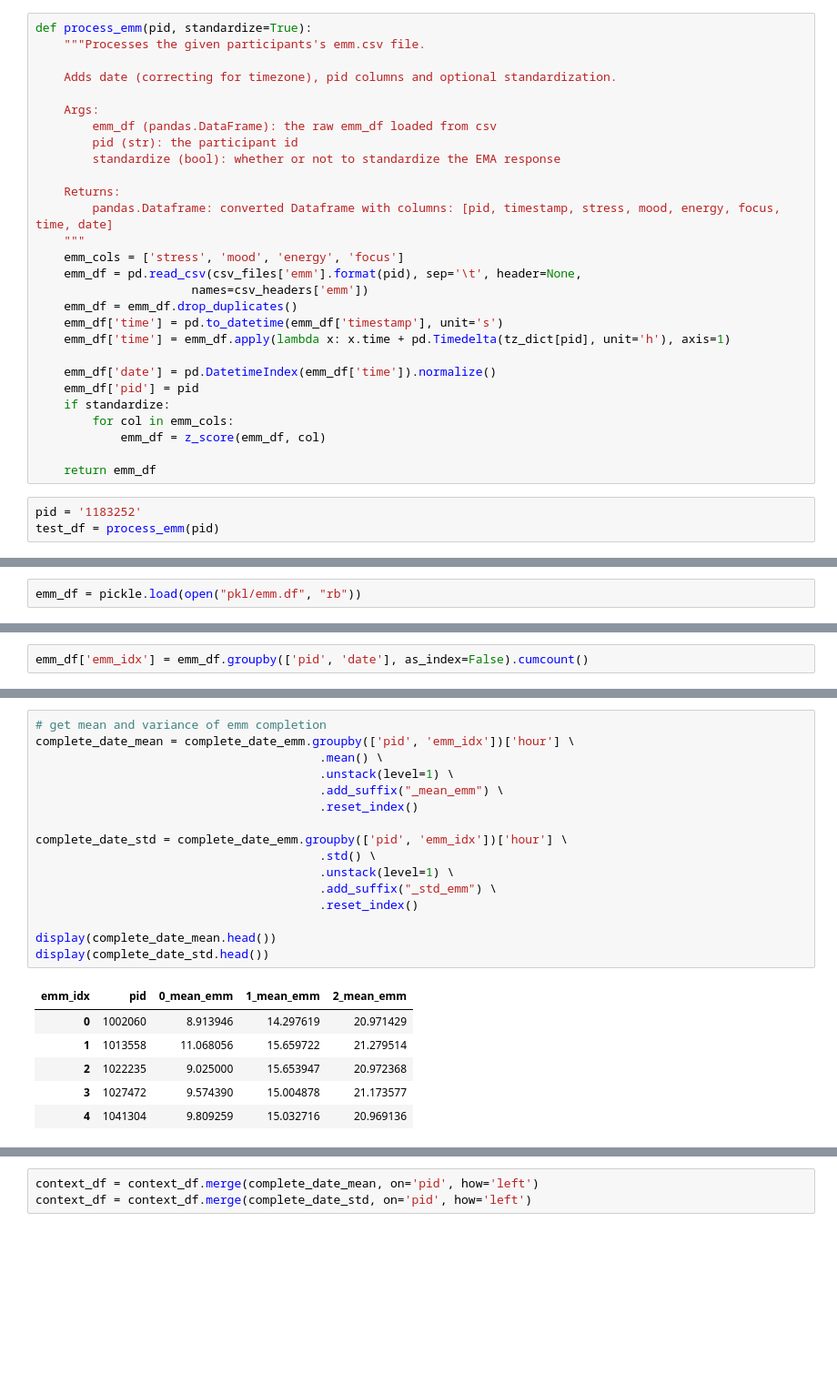
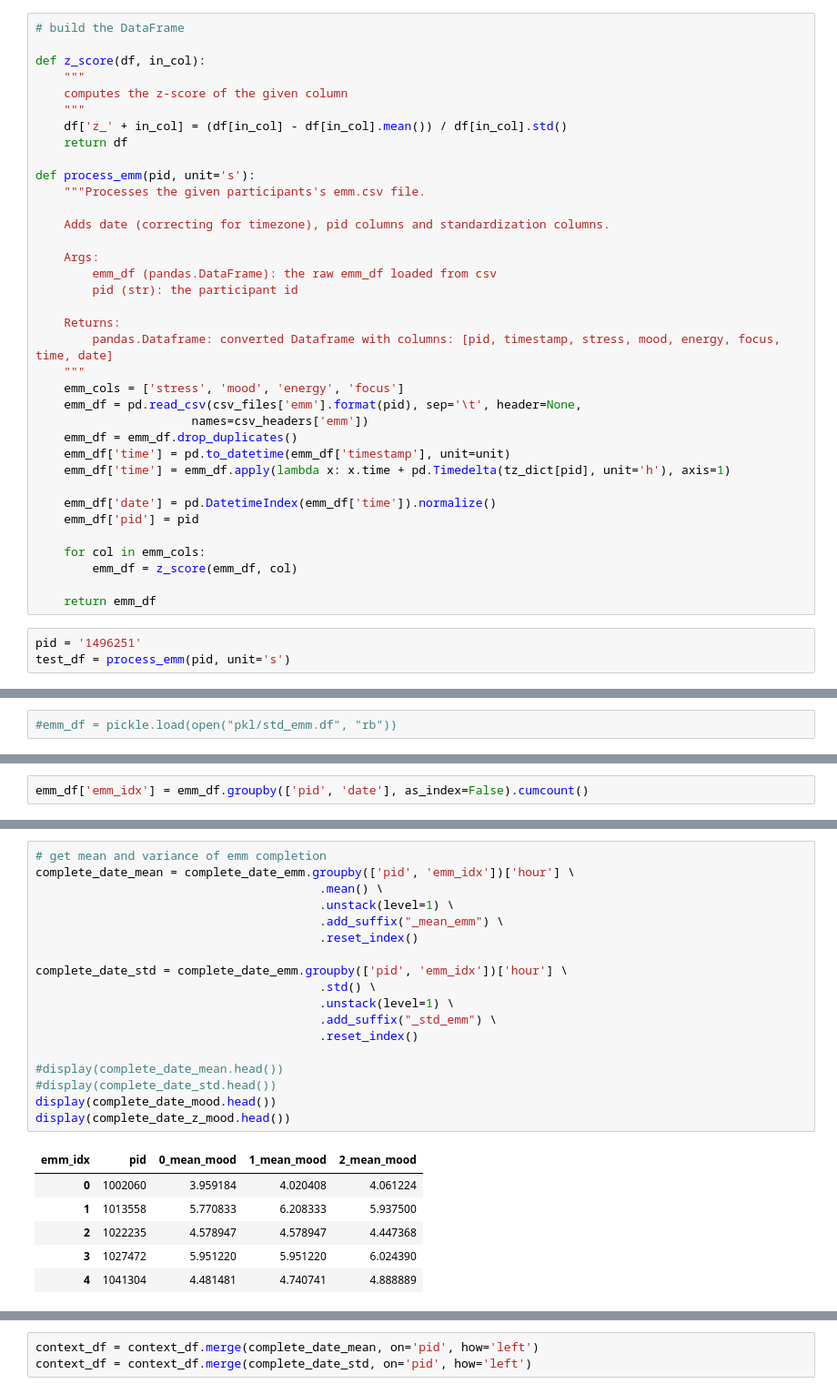
Before and after one commit to tliu526/lifesense, a Jupyter notebook: ema_context.ipynb, the cells around one changed output, grey strips where cells are left out. Shown at 91% size. Drawn from its saved outputs; the diff is of its cells as text; blank space fills up the shorter version.

```diff
--- a/ema_context.ipynb
+++ b/ema_context.ipynb
@@ -146,13 +144,21 @@ Name: stress, dtype: float64
 # %%
-def process_emm(pid, standardize=True):
+# build the DataFrame
+
+def z_score(df, in_col):
+    """
+    computes the z-score of the given column
+    """
+    df['z_' + in_col] = (df[in_col] - df[in_col].mean()) / df[in_col].std()
+    return df
+
+def process_emm(pid, unit='s'):
     """Processes the given participants's emm.csv file.
 
-    Adds date (correcting for timezone), pid columns and optional standardization.
+    Adds date (correcting for timezone), pid columns and standardization columns.
 
     Args:
         emm_df (pandas.DataFrame): the raw emm_df loaded from csv
         pid (str): the participant id
-        standardize (bool): whether or not to standardize the EMA response
 
     Returns:
         pandas.Dataframe: converted Dataframe with columns: [pid, timestamp, stress, mood, energy, focus, time, date]
@@ -161,16 +167,16 @@ def process_emm(pid, standardize=True):
     emm_df = pd.read_csv(csv_files['emm'].format(pid), sep='\t', header=None,
                       names=csv_headers['emm'])
     emm_df = emm_df.drop_duplicates()
-    emm_df['time'] = pd.to_datetime(emm_df['timestamp'], unit='s')
+    emm_df['time'] = pd.to_datetime(emm_df['timestamp'], unit=unit)
     emm_df['time'] = emm_df.apply(lambda x: x.time + pd.Timedelta(tz_dict[pid], unit='h'), axis=1)
 
     emm_df['date'] = pd.DatetimeIndex(emm_df['time']).normalize()
     emm_df['pid'] = pid
-    if standardize:
-        for col in emm_cols:
-            emm_df = z_score(emm_df, col)
+
+    for col in emm_cols:
+        emm_df = z_score(emm_df, col)
 
     return emm_df
 # %%
-pid = '1183252'
-test_df = process_emm(pid)
+pid = '1496251'
+test_df = process_emm(pid, unit='s')
@@ -218,5 +223,5 @@ Name: stress, dtype: float64
 # %%
-emm_df = pickle.load(open("pkl/emm.df", "rb"))
+#emm_df = pickle.load(open("pkl/std_emm.df", "rb"))
 # %%
 screener_df = get_screener_df()
 group_cols = ['CONTROL', 'ANXIOUS', 'DEPRESSED', 'DEPRESSED_ANXIOUS']
@@ -329,23 +389,25 @@ complete_date_emm = emm_df[emm_df.apply(check_date, axis=1)]
 # %%
 # get mean and variance of emm completion
 complete_date_mean = complete_date_emm.groupby(['pid', 'emm_idx'])['hour'] \
                                         .mean() \
                                         .unstack(level=1) \
                                         .add_suffix("_mean_emm") \
                                         .reset_index()
 
 complete_date_std = complete_date_emm.groupby(['pid', 'emm_idx'])['hour'] \
                                         .std() \
                                         .unstack(level=1) \
                                         .add_suffix("_std_emm") \
                                         .reset_index()
 
-display(complete_date_mean.head())
-display(complete_date_std.head())
+#display(complete_date_mean.head())
+#display(complete_date_std.head())
+display(complete_date_mood.head())
+display(complete_date_z_mood.head())
 # %% [output]
-| emm_idx | pid | 0_mean_emm | 1_mean_emm | 2_mean_emm |
-| 0 | 1002060 | 8.913946 | 14.297619 | 20.971429 |
-| 1 | 1013558 | 11.068056 | 15.659722 | 21.279514 |
-| 2 | 1022235 | 9.025000 | 15.653947 | 20.972368 |
-| 3 | 1027472 | 9.574390 | 15.004878 | 21.173577 |
-| 4 | 1041304 | 9.809259 | 15.032716 | 20.969136 |
+| emm_idx | pid | 0_mean_mood | 1_mean_mood | 2_mean_mood |
+| 0 | 1002060 | 3.959184 | 4.020408 | 4.061224 |
+| 1 | 1013558 | 5.770833 | 6.208333 | 5.937500 |
+| 2 | 1022235 | 4.578947 | 4.578947 | 4.447368 |
+| 3 | 1027472 | 5.951220 | 5.951220 | 6.024390 |
+| 4 | 1041304 | 4.481481 | 4.740741 | 4.888889 |
```
Also changed, not shown: parts of 36 cells of this notebook.
